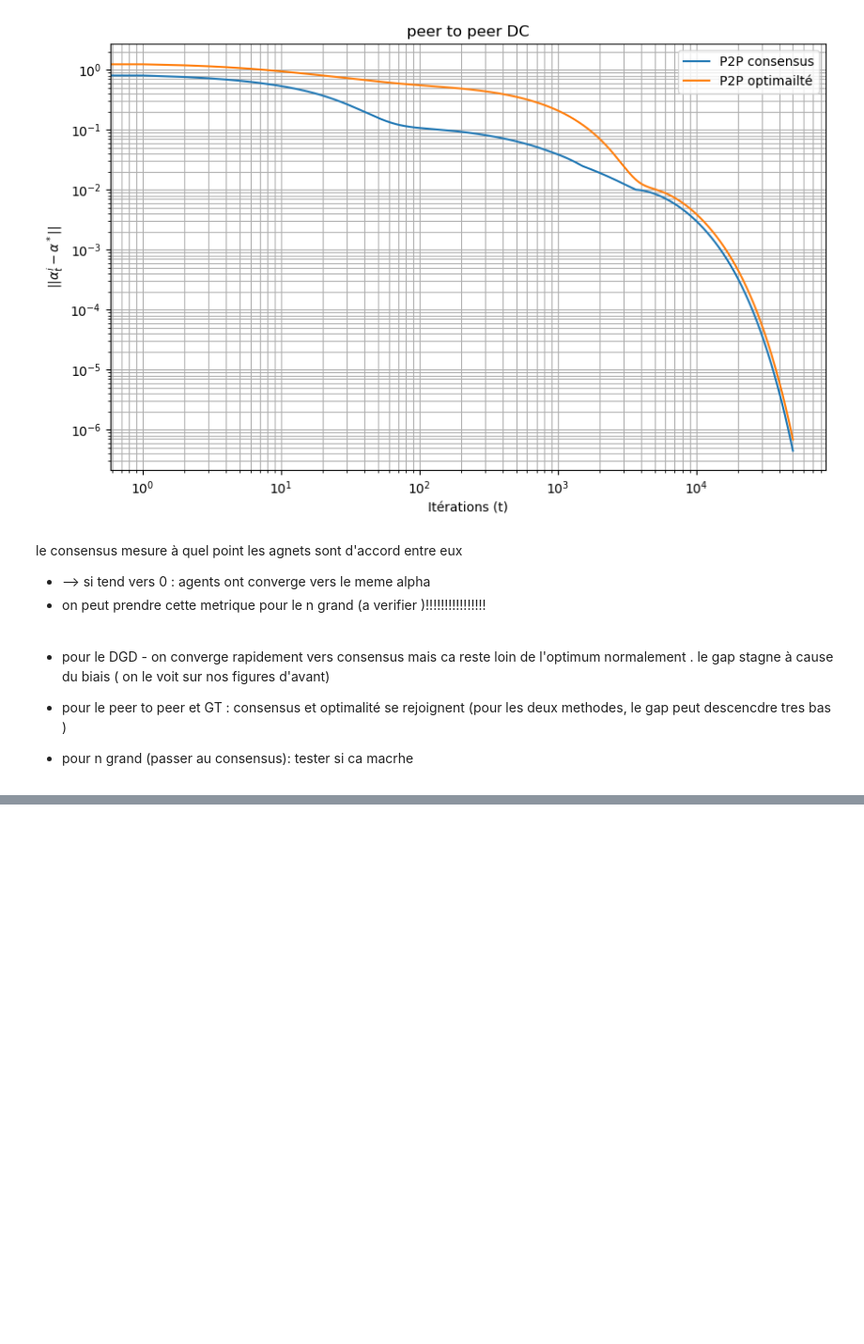
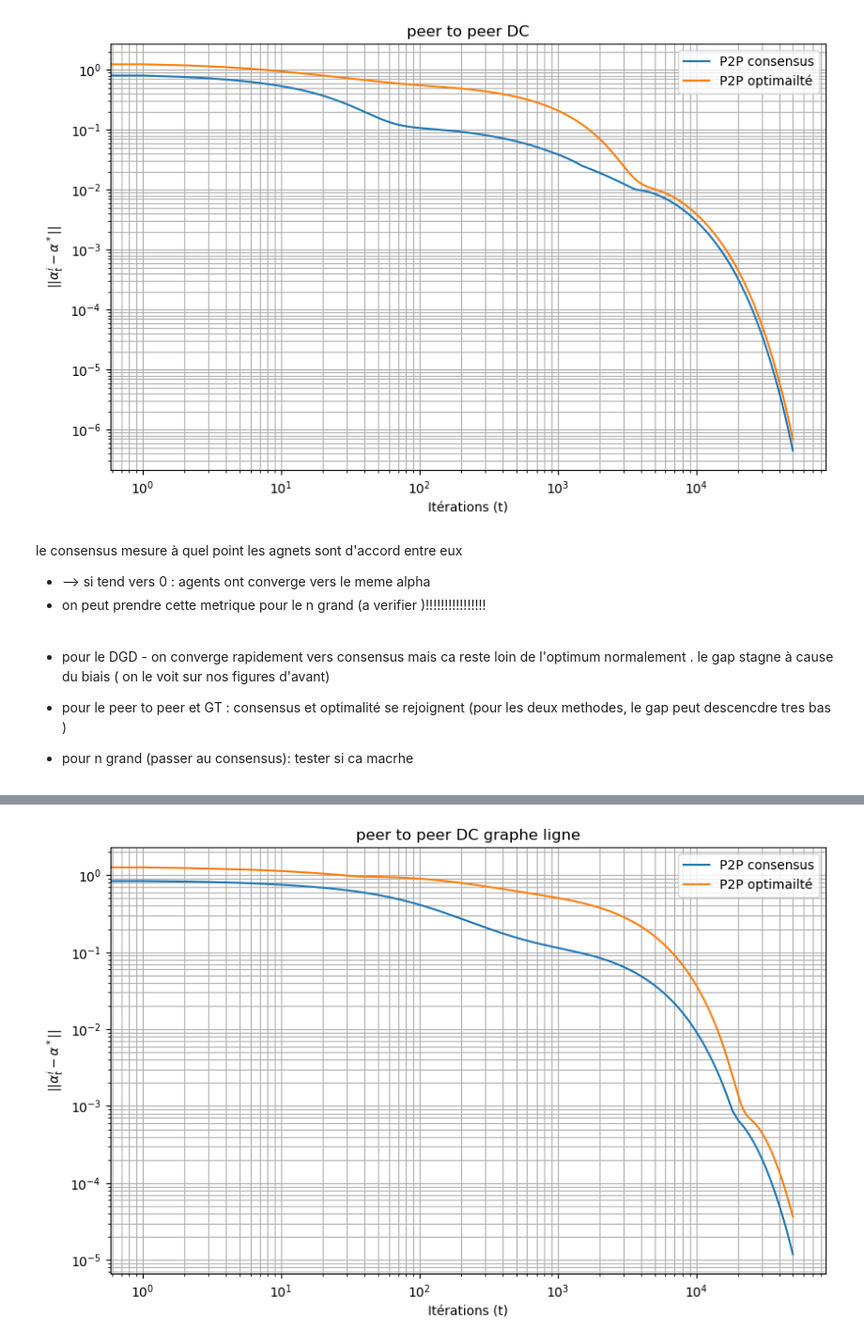
Before and after one commit to pgatt06/Coop_optim, a Jupyter notebook: part1_DC_ADMM.ipynb, the cells around one changed output, grey strips where cells are left out. Shown at 94% size. Drawn from its saved outputs; the diff is of its cells as text; code cells hidden in the pictures; blank space fills up the shorter version.

```diff
--- a/part1_DC_ADMM.ipynb
+++ b/part1_DC_ADMM.ipynb
@@ -167,0 +260,100 @@ le consensus mesure à quel point les agnets sont d'accord entre eux
+# %%
+
+
+
+#garaphe 2 - line
+W2=np.zeros((a, a))
+for i in range(a):
+            W2[i, i] = 0.6
+            if i > 0: W2[i, i-1] = 0.2
+            if i < a-1: W2[i, i+1] = 0.2
+        # Ajustement des bords pour la double stochasticité
+W2[0, 0], W2[-1, -1] = 0.8, 0.8
+
+
+
+
+
+
+
+
+
+## pour la partie initialisation : Initialize lambda_ij^0 for j < i" et interpret \lambda_ij for j > i as lambda_ji
+lambdas = {}
+
+for i in range(a):
+    for j in range(a):
+        if i > j and W2[i, j] > 0:
+            lambdas[(i, j)] = np.zeros(m)
+
+
+
+#on va débuter le peer to peer
+# 1. on initialise
+alpha_p2p= np.zeros((a,m)) # sequence des alpha necessaires pour le calcul
+erreur_p2p_optimalite=[]
+erreur_p2p_consensus=[]
+
+#pas
+eta=0.001
+alpha_k=0.01
+
+
+
+for t in range (n_iter):
+
+    #computation step - chaque agent doit trouver son alpha_p2p
+    for i in range (a): #pour chaque agent
+
+        #ici on vient selectionner les données locales
+        #chaque agent traville sur son propre domaine de jeu de données : ici blocs de 20 points
+        idx_loc = range(i*20, (i+1)*20)
+        Ki = Knm[idx_loc, :]
+        yi = y[idx_loc]
+
+        #somme dans le arg min
+
+        #calcul de la somme duale
+        dual_sum= np.zeros(m)
+        for j in range(a):
+
+
+            if W2[i, j] > 0 and i != j:
+                if j <i :
+                    dual_sum += lambdas[(i, j)]  # a=0, (-1)^0 = 1
+                else:
+                    dual_sum -= lambdas[(j, i)]  # a=1, (-1)^1 = -1
+
+        #on cherche le point où la dérivée s'annule: derivée de fi(xi)
+        # ici c'est de la forme gradient = Ai * xi - bi
+        A_i= (sigma**2/a) * Kmm + Ki.T @ Ki + (nu/a) * np.eye(m)
+        b_i= Ki.T @ yi - dual_sum
+        alpha_p2p[i] = np.linalg.solve(A_i, b_i)
+
+
+    # computation step des lambda (update for node i,j)
+    for (i,j) in lambdas.keys(): # on a j<i
+        lambdas[(i, j)] += alpha_k * (alpha_p2p[i] - alpha_p2p[j])
+
+
+    # gap de consensus et non d'optimalité
+    mean_alpha = np.mean(alpha_p2p, axis=0)
+    erreur_p2p_consensus.append(np.max([np.linalg.norm(alpha_p2p[i] - mean_alpha) for i in range(a)]))
+    erreur_p2p_optimalite.append(np.max([np.linalg.norm(alpha_p2p[i] - alpha_star) for i in range(a)]))
+
+
+
+
+
+
+
+plt.figure(figsize=(10, 6))
+plt.loglog(erreur_p2p_consensus, label='P2P consensus')
+plt.loglog(erreur_p2p_optimalite, label='P2P optimailté')
+plt.xlabel('Itérations (t)')
+plt.ylabel(r'$||\alpha_t^i - \alpha^*||$')
+plt.title('peer to peer DC graphe ligne')
+plt.legend()
+plt.grid(True, which="both", ls="-")
+# %% [output]
+[figure, added]
```
Also changed, not shown: parts of 4 cells of this notebook.
